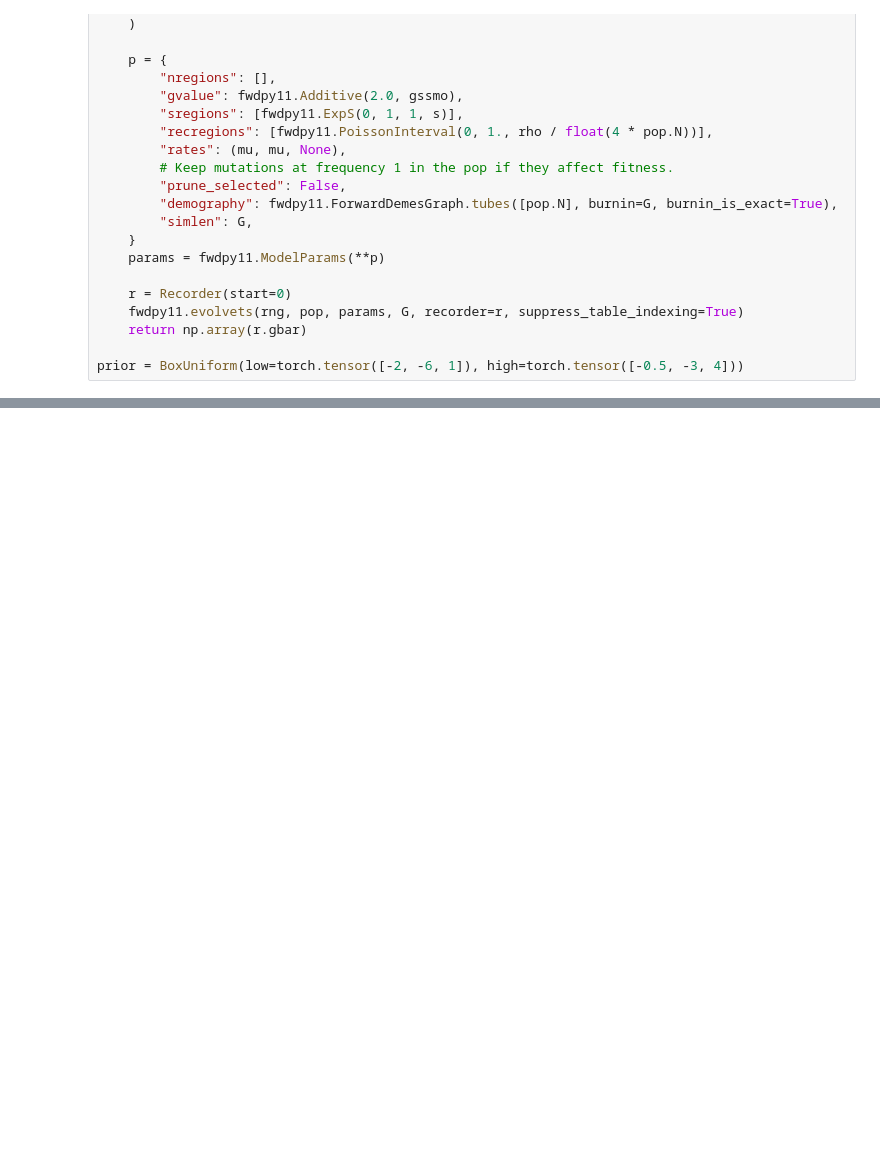
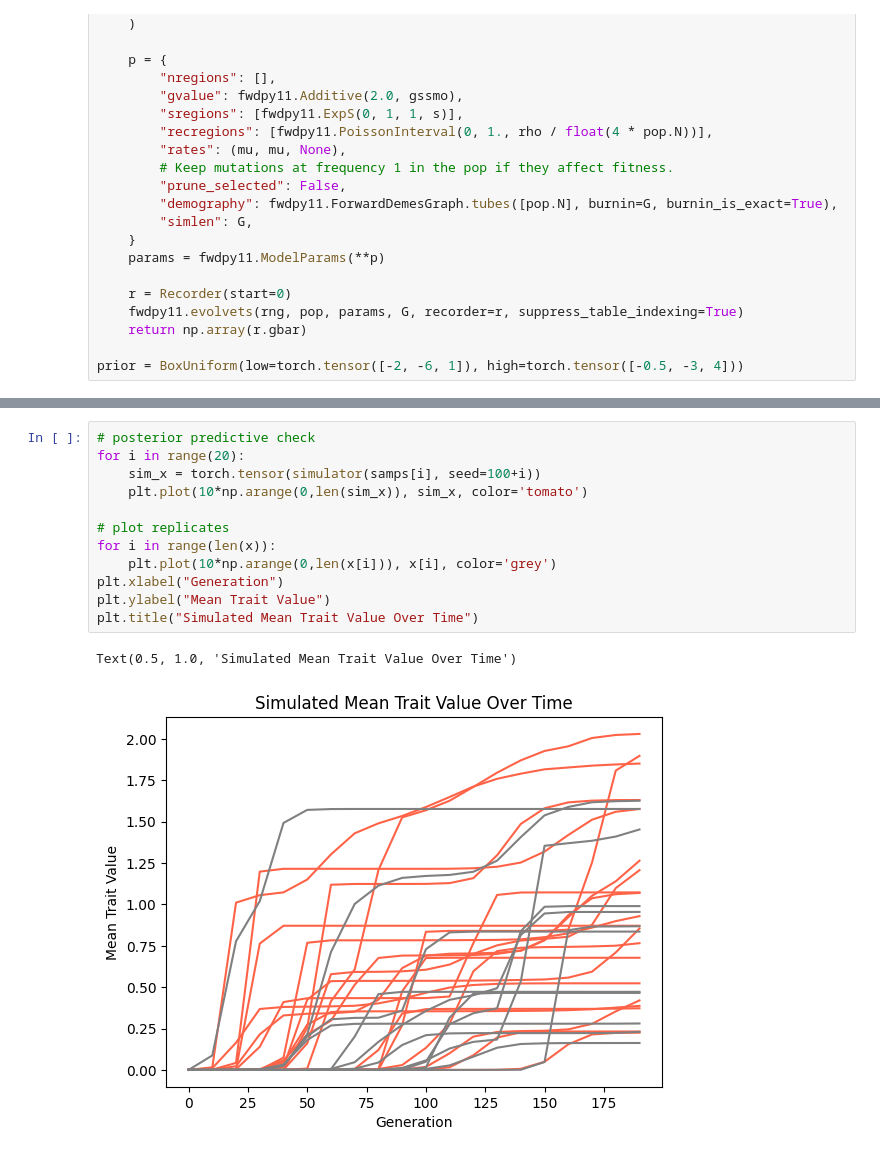
Before and after one commit to yoavram-lab/collective_posterior, a Jupyter notebook: FWDPY/simulate.ipynb, the cells around one changed output, grey strips where cells are left out. Saved outputs shown, nothing was run; the diff lists cells and outputs as text; blank space fills up the shorter version.

```diff
--- a/FWDPY/simulate.ipynb
+++ b/FWDPY/simulate.ipynb
@@ -162,0 +162,15 @@ plt.show()
+# %%
+# posterior predictive check
+for i in range(20):
+    sim_x = torch.tensor(simulator(samps[i], seed=100+i))
+    plt.plot(10*np.arange(0,len(sim_x)), sim_x, color='tomato')
+
+# plot replicates
+for i in range(len(x)):
+    plt.plot(10*np.arange(0,len(x[i])), x[i], color='grey')
+plt.xlabel("Generation")
+plt.ylabel("Mean Trait Value")
+plt.title("Simulated Mean Trait Value Over Time")
+# %% [output]
+Text(0.5, 1.0, 'Simulated Mean Trait Value Over Time')
+[figure, added]
```
Also changed, not shown: parts of 6 cells of this notebook, 19 other files.
